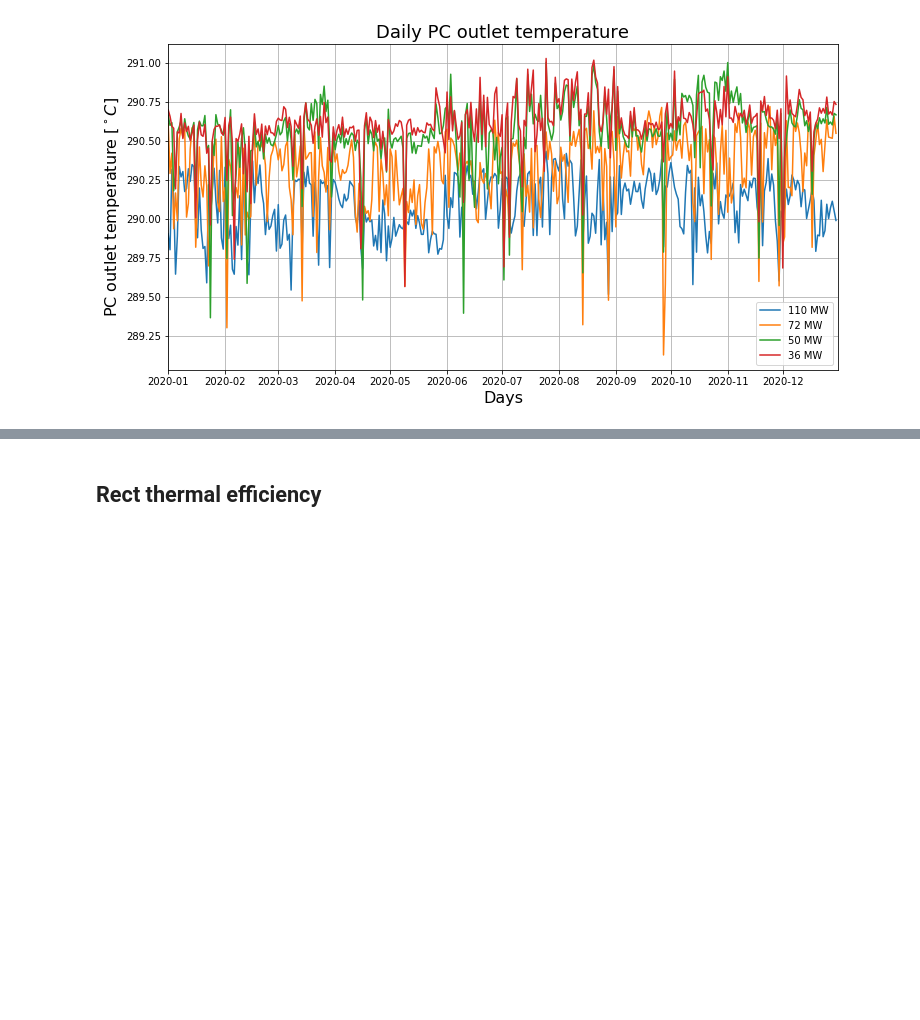
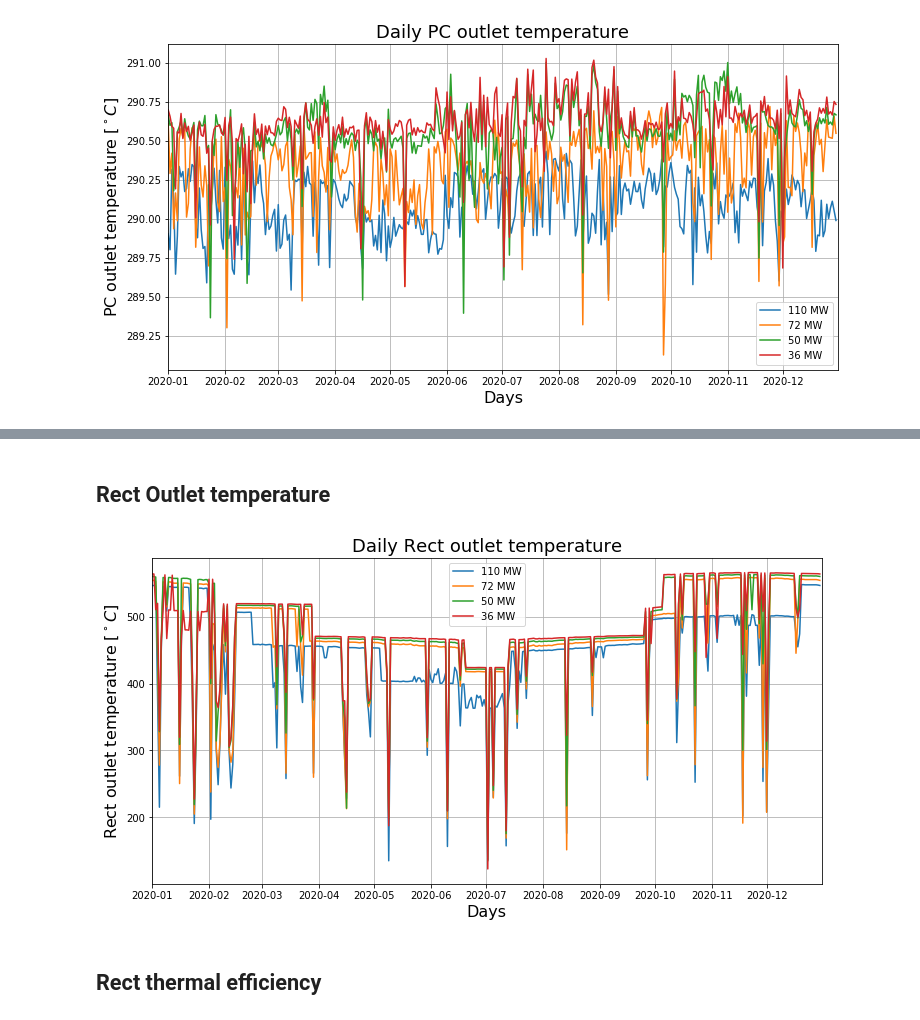
Before and after one commit to georgegacitua/CSP_data, a Jupyter notebook: CSP_plot_data.ipynb, the cells around one changed output, grey strips where cells are left out. Drawn from its saved outputs; the diff is of its cells as text; code cells hidden in the pictures; blank space fills up the shorter version.

```diff
--- a/CSP_plot_data.ipynb
+++ b/CSP_plot_data.ipynb
@@ -198,3 +234,38 @@ plt.show()
+# %% [markdown]
+## Rect Outlet temperature
+# %%
+#Get outlet temperature
+r_outlet_t_36mw = data_36mw[:, 7].reshape((365, 24)).T
+r_outlet_t_36mw = r_outlet_t_36mw[7:19, :]
+mean_r_outlet_t_36mw = np.mean(r_outlet_t_36mw, axis= 0)
+r_outlet_t_50mw = data_50mw[:, 7].reshape((365, 24)).T
+r_outlet_t_50mw = r_outlet_t_50mw[7:19, :]
+mean_r_outlet_t_50mw = np.mean(r_outlet_t_50mw, axis= 0)
+r_outlet_t_72mw = data_72mw[:, 7].reshape((365, 24)).T
+r_outlet_t_72mw = r_outlet_t_72mw[7:19, :]
+mean_r_outlet_t_72mw = np.mean(r_outlet_t_72mw, axis= 0)
+r_outlet_t_110mw = data_110mw[:, 7].reshape((365, 24)).T
+r_outlet_t_110mw = r_outlet_t_110mw[7:19, :]
+mean_r_outlet_t_110mw = np.mean(r_outlet_t_110mw, axis= 0)
+
+#Graph
+plt.figure(figsize=(12, 6)) #Image Size
+plt.plot(date_list, mean_r_outlet_t_110mw, label= '110 MW')
+plt.plot(date_list, mean_r_outlet_t_72mw, label= '72 MW')
+plt.plot(date_list, mean_r_outlet_t_50mw, label= '50 MW')
+plt.plot(date_list, mean_r_outlet_t_36mw, label= '36 MW')
+plt.xlabel(r'Days', fontsize=16)
+plt.ylabel(r'Rect outlet temperature [$^\circ C$]', fontsize=16)
+plt.title("Daily Rect outlet temperature", fontsize=18)
+plt.xlim(datetime.date(2020, 1, 1), datetime.date(2020, 12, 31))
+plt.legend()
+plt.grid()
+
+#Save figure
+plt.savefig('daily_rect_outlet_t.png', format='png', bbox_inches='tight')
+plt.show()
+# %% [output]
+[figure, added]
 # %% [markdown]
 ## Rect thermal efficiency
 # %%
```
Also changed, not shown: parts of 7 cells of this notebook, 2 other files.
